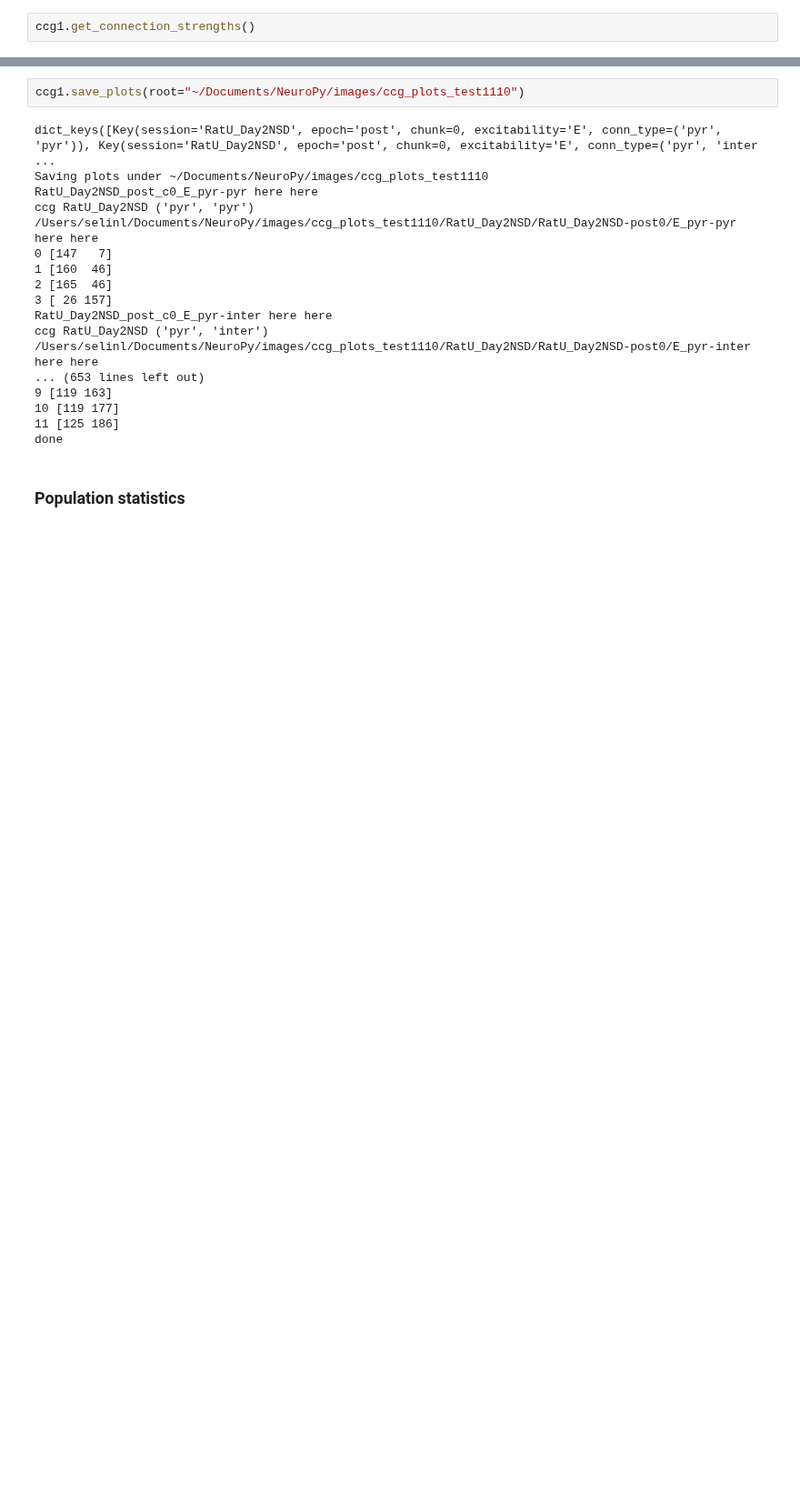
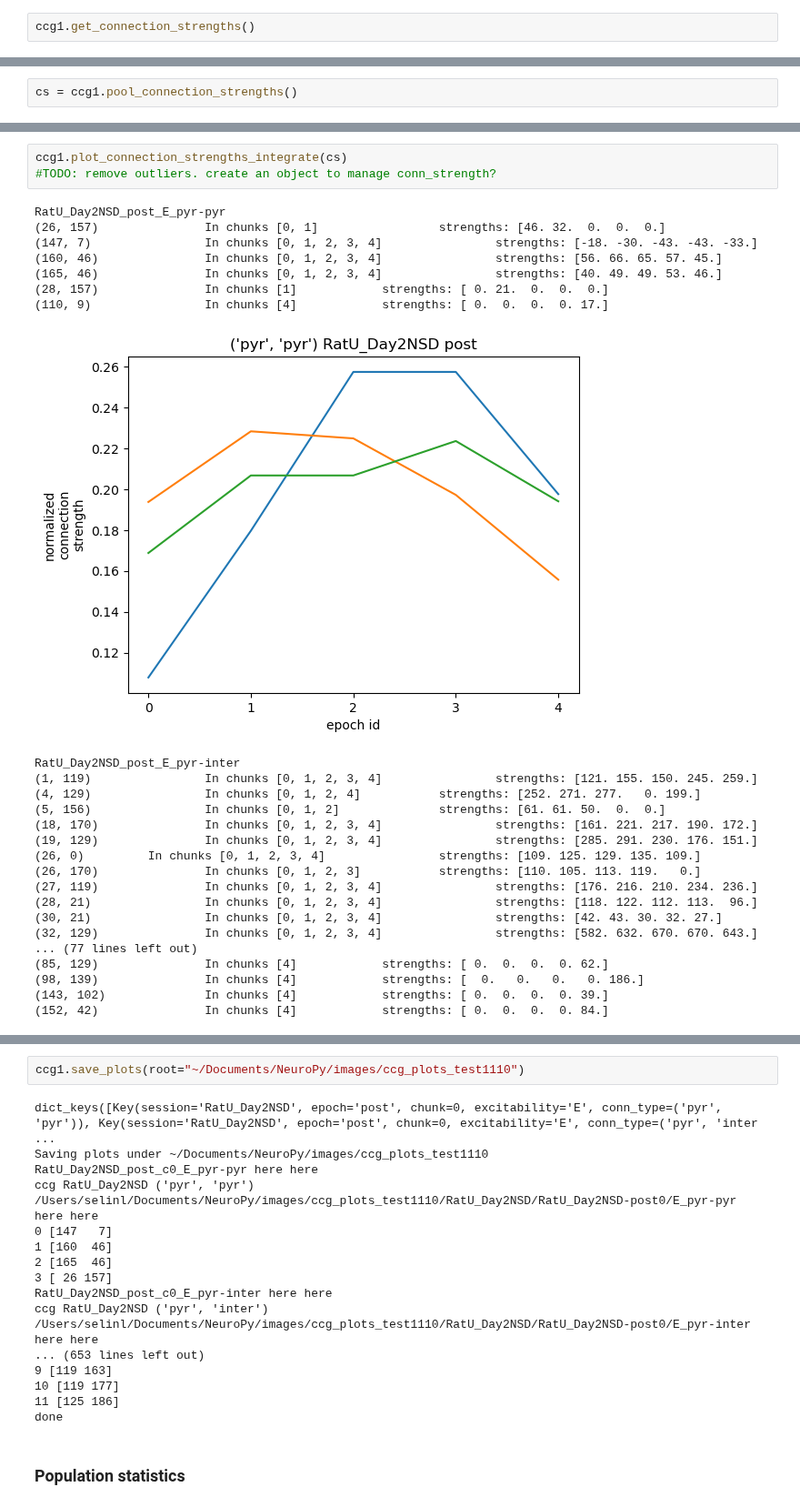
Before and after one commit to selina-lii/NeuroPy, a Jupyter notebook: notebooks/data_explore_selin.ipynb, the cells around one changed output, grey strips where cells are left out. Shown at 91% size. Drawn from its saved outputs; the diff is of its cells as text; blank space fills up the shorter version.

Commit message:
conn_strength functions (tested)

```diff
--- a/notebooks/data_explore_selin.ipynb
+++ b/notebooks/data_explore_selin.ipynb
@@ -138,0 +85,2 @@ In chunks [4]            strengths: [ 0.  0.  0.  0. 84.]
+# %%
+cs = ccg1.pool_connection_strengths()
@@ -138,0 +105,29 @@ In chunks [4]            strengths: [ 0.  0.  0.  0. 84.]
+# %%
+ccg1.plot_connection_strengths_integrate(cs)
+#TODO: remove outliers. create an object to manage conn_strength?
+# %% [output]
+RatU_Day2NSD_post_E_pyr-pyr
+(26, 157)               In chunks [0, 1]                 strengths: [46. 32.  0.  0.  0.]
+(147, 7)                In chunks [0, 1, 2, 3, 4]                strengths: [-18. -30. -43. -43. -33.]
+(160, 46)               In chunks [0, 1, 2, 3, 4]                strengths: [56. 66. 65. 57. 45.]
+(165, 46)               In chunks [0, 1, 2, 3, 4]                strengths: [40. 49. 49. 53. 46.]
+(28, 157)               In chunks [1]            strengths: [ 0. 21.  0.  0.  0.]
+(110, 9)                In chunks [4]            strengths: [ 0.  0.  0.  0. 17.]
+[figure, added]
+RatU_Day2NSD_post_E_pyr-inter
+(1, 119)                In chunks [0, 1, 2, 3, 4]                strengths: [121. 155. 150. 245. 259.]
+(4, 129)                In chunks [0, 1, 2, 4]           strengths: [252. 271. 277.   0. 199.]
+(5, 156)                In chunks [0, 1, 2]              strengths: [61. 61. 50.  0.  0.]
+(18, 170)               In chunks [0, 1, 2, 3, 4]                strengths: [161. 221. 217. 190. 172.]
+(19, 129)               In chunks [0, 1, 2, 3, 4]                strengths: [285. 291. 230. 176. 151.]
+(26, 0)         In chunks [0, 1, 2, 3, 4]                strengths: [109. 125. 129. 135. 109.]
+(26, 170)               In chunks [0, 1, 2, 3]           strengths: [110. 105. 113. 119.   0.]
+(27, 119)               In chunks [0, 1, 2, 3, 4]                strengths: [176. 216. 210. 234. 236.]
+(28, 21)                In chunks [0, 1, 2, 3, 4]                strengths: [118. 122. 112. 113.  96.]
+(30, 21)                In chunks [0, 1, 2, 3, 4]                strengths: [42. 43. 30. 32. 27.]
+(32, 129)               In chunks [0, 1, 2, 3, 4]                strengths: [582. 632. 670. 670. 643.]
+... (77 lines left out)
+(85, 129)               In chunks [4]            strengths: [ 0.  0.  0.  0. 62.]
+(98, 139)               In chunks [4]            strengths: [  0.   0.   0.   0. 186.]
+(143, 102)              In chunks [4]            strengths: [ 0.  0.  0.  0. 39.]
+(152, 42)               In chunks [4]            strengths: [ 0.  0.  0.  0. 84.]
```
Also changed, not shown: parts of 10 cells of this notebook, 2 other files.
